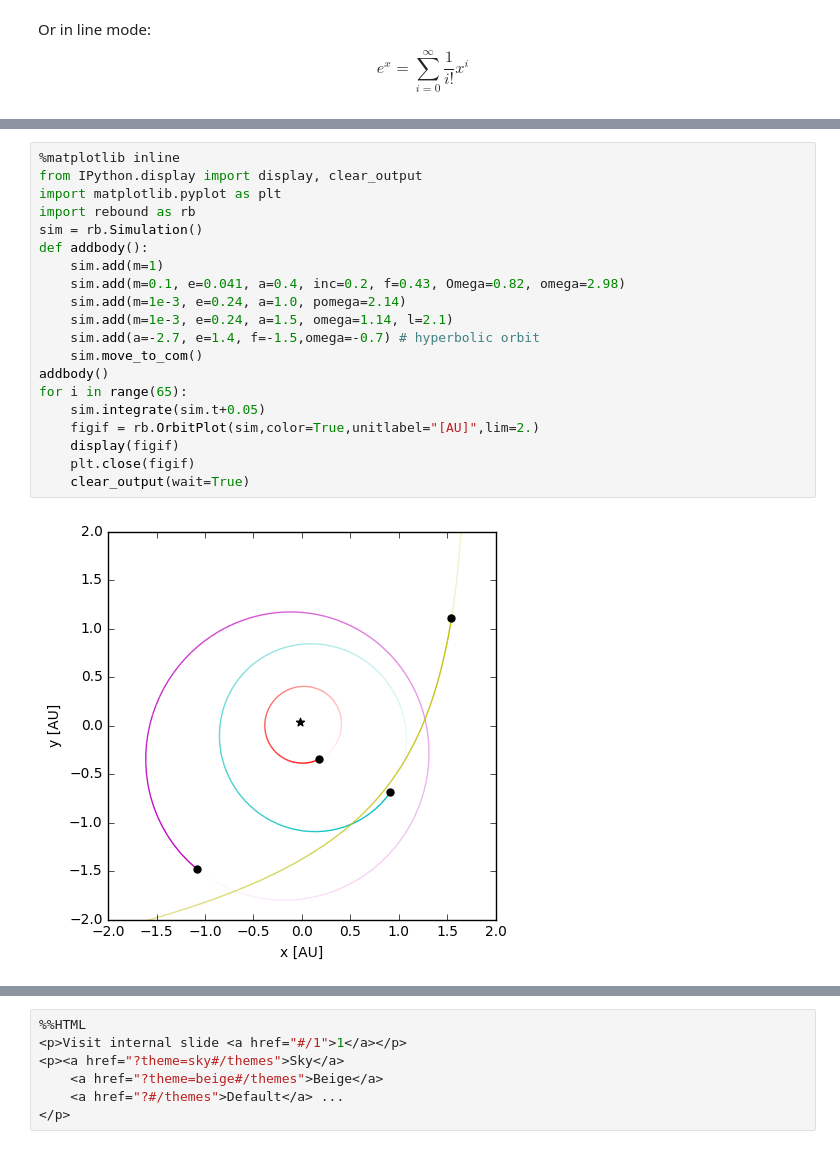
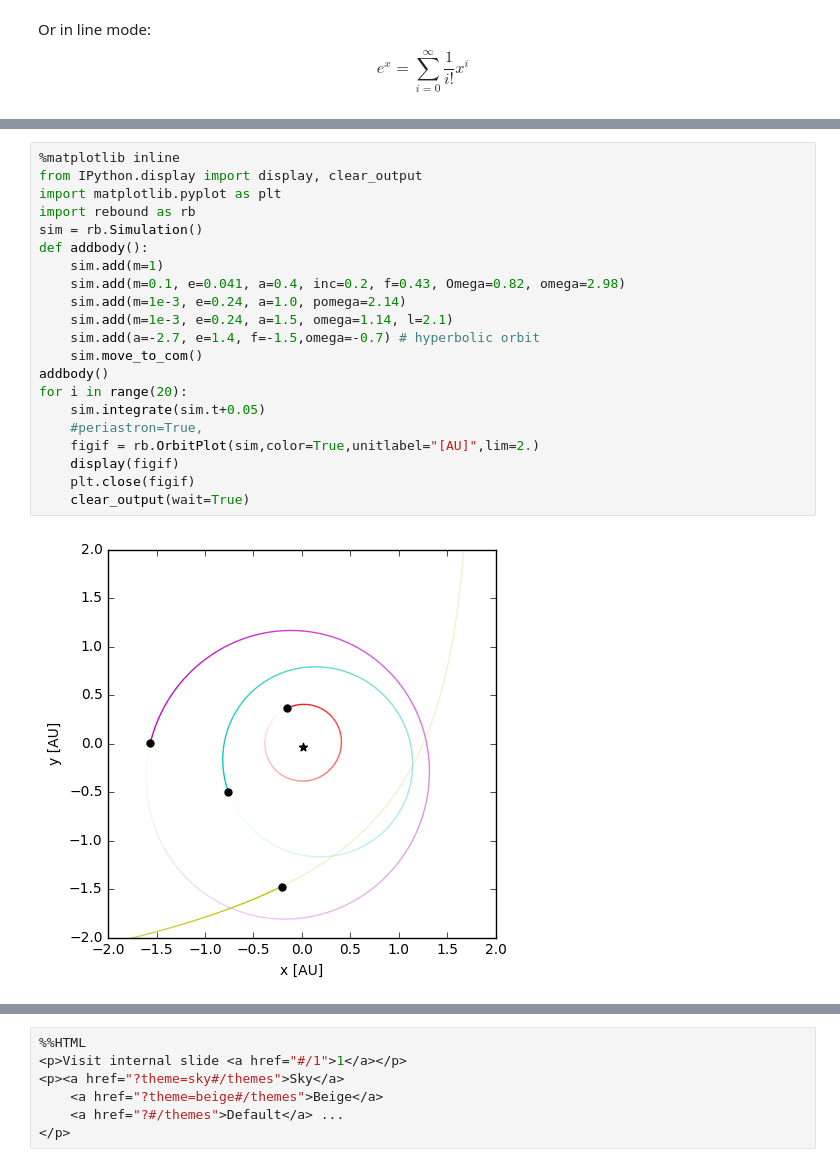
Before and after one commit to meldonization/-, a Jupyter notebook: Tea Nexus 2.ipynb, the cells around one changed output, grey strips where cells are left out. Saved outputs shown, nothing was run; the diff lists cells and outputs as text.

```diff
--- a/Tea Nexus 2.ipynb
+++ b/Tea Nexus 2.ipynb
@@ -96,25 +95,26 @@ https://github.com/hannorein/rebound
 # %%
 %matplotlib inline
 from IPython.display import display, clear_output
 import matplotlib.pyplot as plt
 import rebound as rb
 sim = rb.Simulation()
 def addbody():
     sim.add(m=1)
     sim.add(m=0.1, e=0.041, a=0.4, inc=0.2, f=0.43, Omega=0.82, omega=2.98)
     sim.add(m=1e-3, e=0.24, a=1.0, pomega=2.14)
     sim.add(m=1e-3, e=0.24, a=1.5, omega=1.14, l=2.1)
     sim.add(a=-2.7, e=1.4, f=-1.5,omega=-0.7) # hyperbolic orbit
     sim.move_to_com()
 addbody()
-for i in range(65):
+for i in range(20):
     sim.integrate(sim.t+0.05)
+    #periastron=True,
     figif = rb.OrbitPlot(sim,color=True,unitlabel="[AU]",lim=2.)
     display(figif)
     plt.close(figif)
     clear_output(wait=True)
 # %% [output]
-[figure, old version]
+[figure, new version]
 # %%
 %matplotlib inline
 from IPython.display import display, clear_output
```
Also changed, not shown: parts of 7 cells of this notebook, 1 other file.
